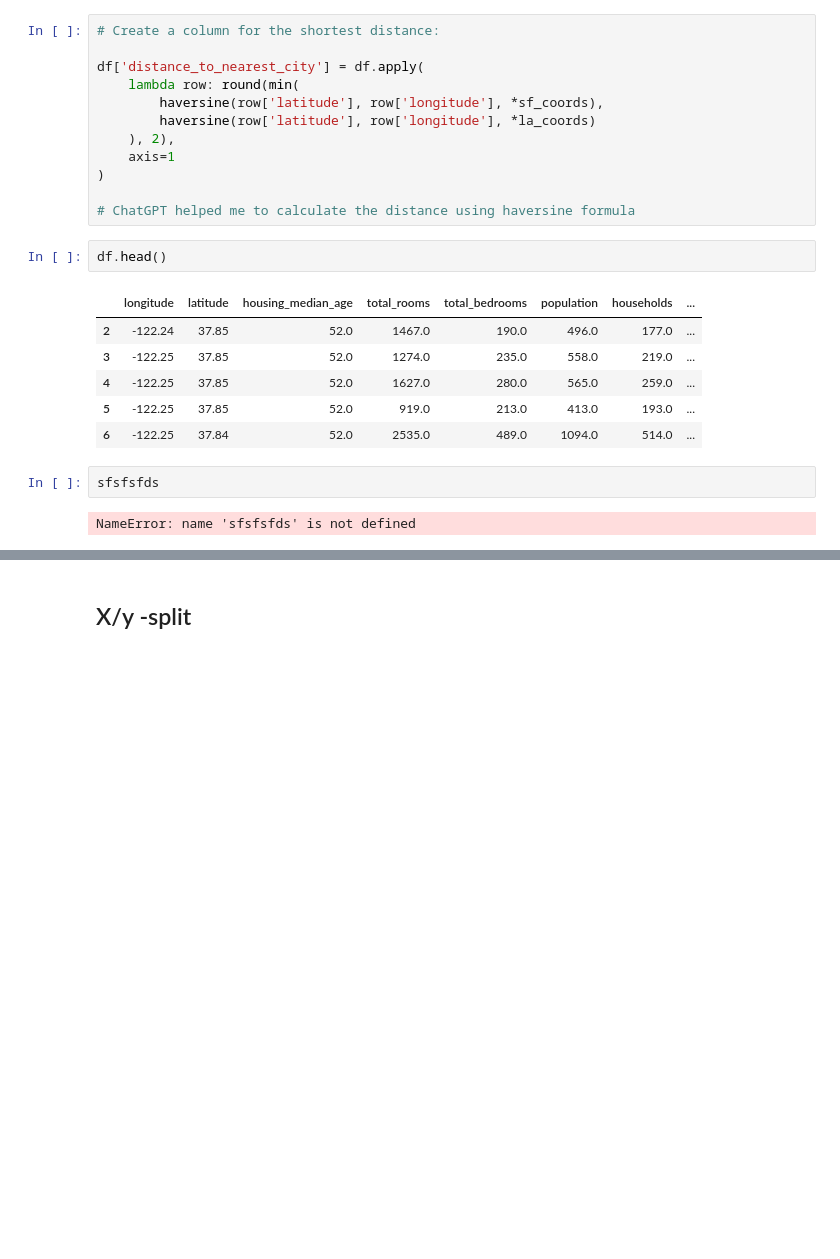
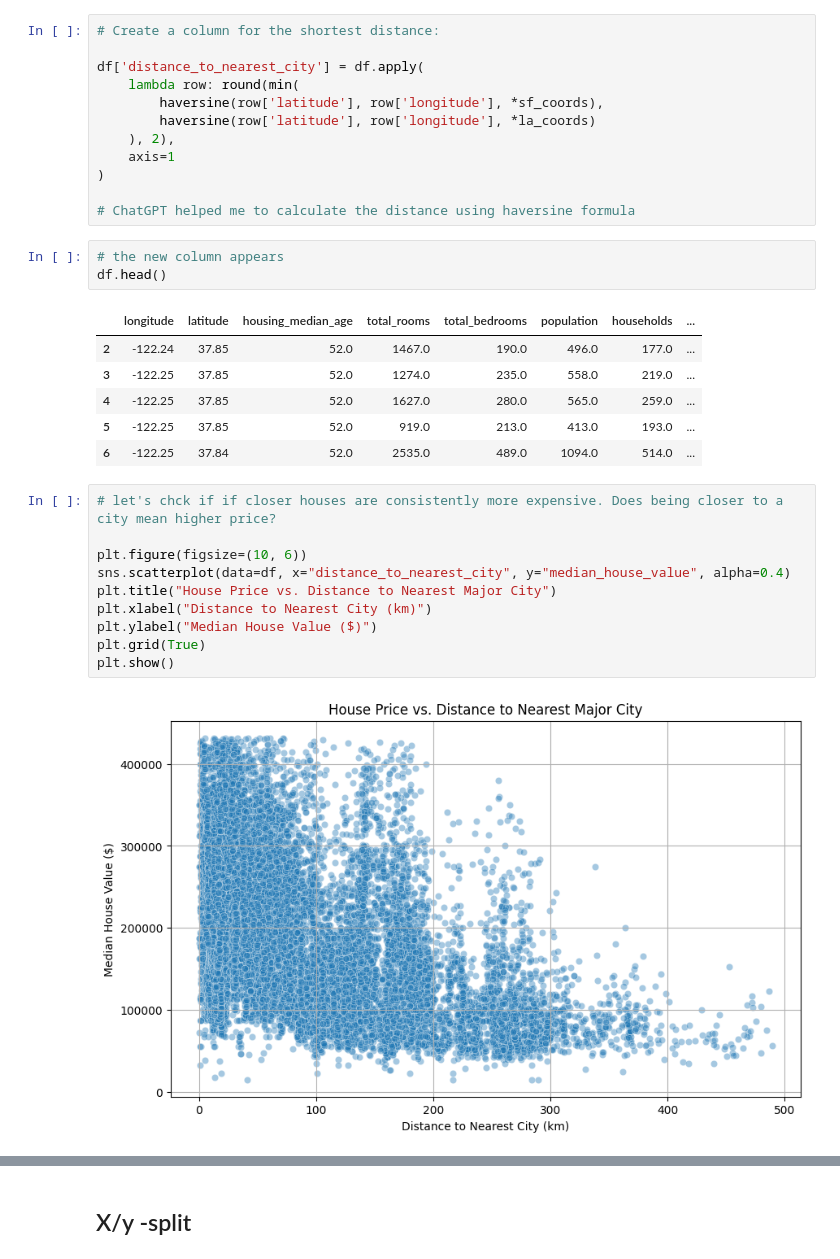
Before and after one commit to RovSveta/DeepLearning2025, a Jupyter notebook: Exercise_1/ANN_regression_Model_3.ipynb, the cells around one changed output, grey strips where cells are left out. Cells and saved outputs as stored; diff of their text form; blank space fills up the shorter version.

```diff
--- a/Exercise_1/ANN_regression_Model_3.ipynb
+++ b/Exercise_1/ANN_regression_Model_3.ipynb
@@ -216,6 +216,7 @@ df['distance_to_nearest_city'] = df.apply(
 
 # ChatGPT helped me to calculate the distance using haversine formula
 # %%
+# the new column appears
 df.head()
 # %% [output]
 |  | longitude | latitude | housing_median_age | total_rooms | total_bedrooms | population | households | ... |
@@ -224,7 +225,15 @@ df.head()
 | 4 | -122.25 | 37.85 | 52.0 | 1627.0 | 280.0 | 565.0 | 259.0 | ... |
 | 5 | -122.25 | 37.85 | 52.0 | 919.0 | 213.0 | 413.0 | 193.0 | ... |
 | 6 | -122.25 | 37.84 | 52.0 | 2535.0 | 489.0 | 1094.0 | 514.0 | ... |
-# %%
-sfsfsfds
-# %% [output]
-NameError: name 'sfsfsfds' is not defined
+# %%
+# let's chck if if closer houses are consistently more expensive. Does being closer to a city mean higher price?
+
+plt.figure(figsize=(10, 6))
+sns.scatterplot(data=df, x="distance_to_nearest_city", y="median_house_value", alpha=0.4)
+plt.title("House Price vs. Distance to Nearest Major City")
+plt.xlabel("Distance to Nearest City (km)")
+plt.ylabel("Median House Value ($)")
+plt.grid(True)
+plt.show()
+# %% [output]
+[figure, added]
```
Also changed, not shown: parts of 13 cells of this notebook.
